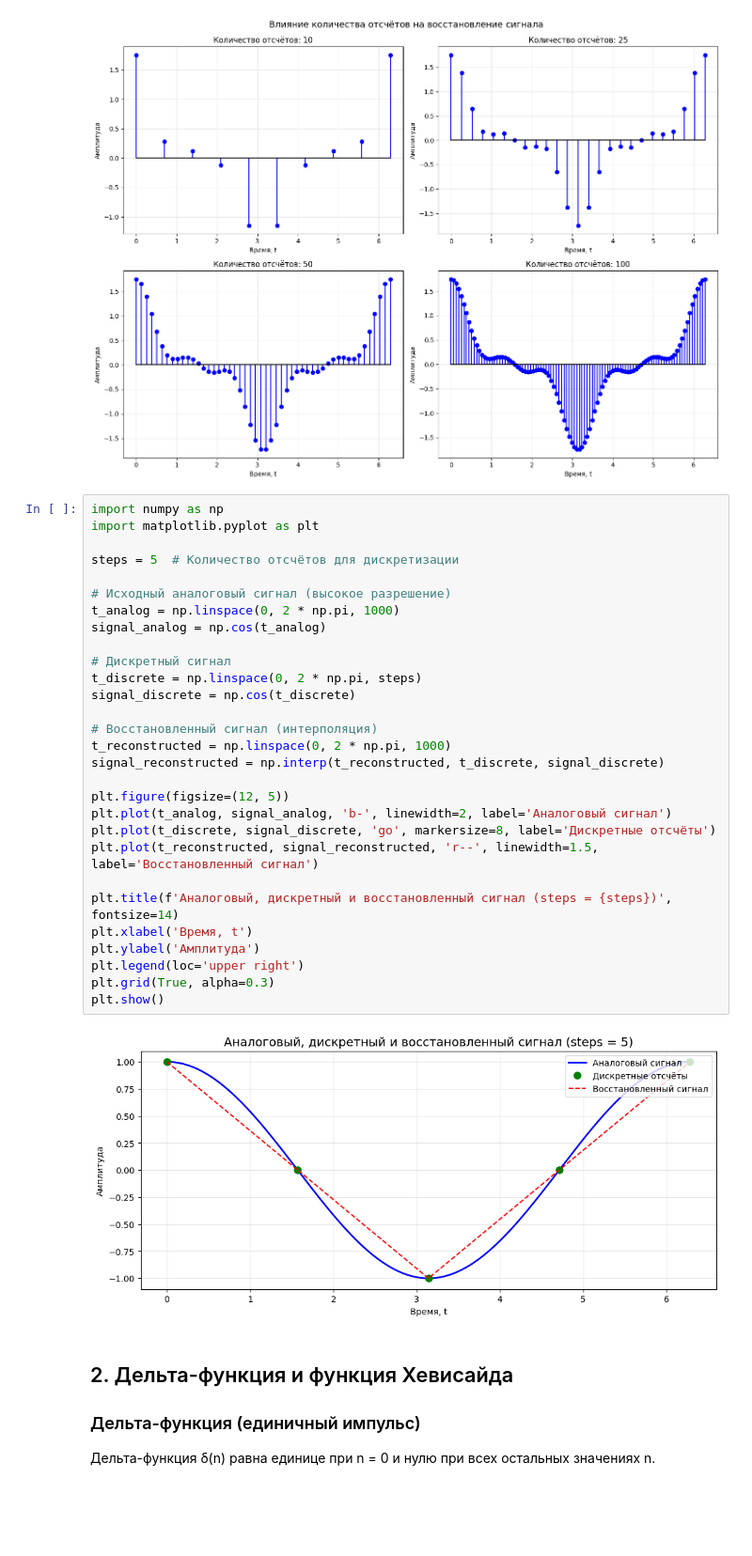
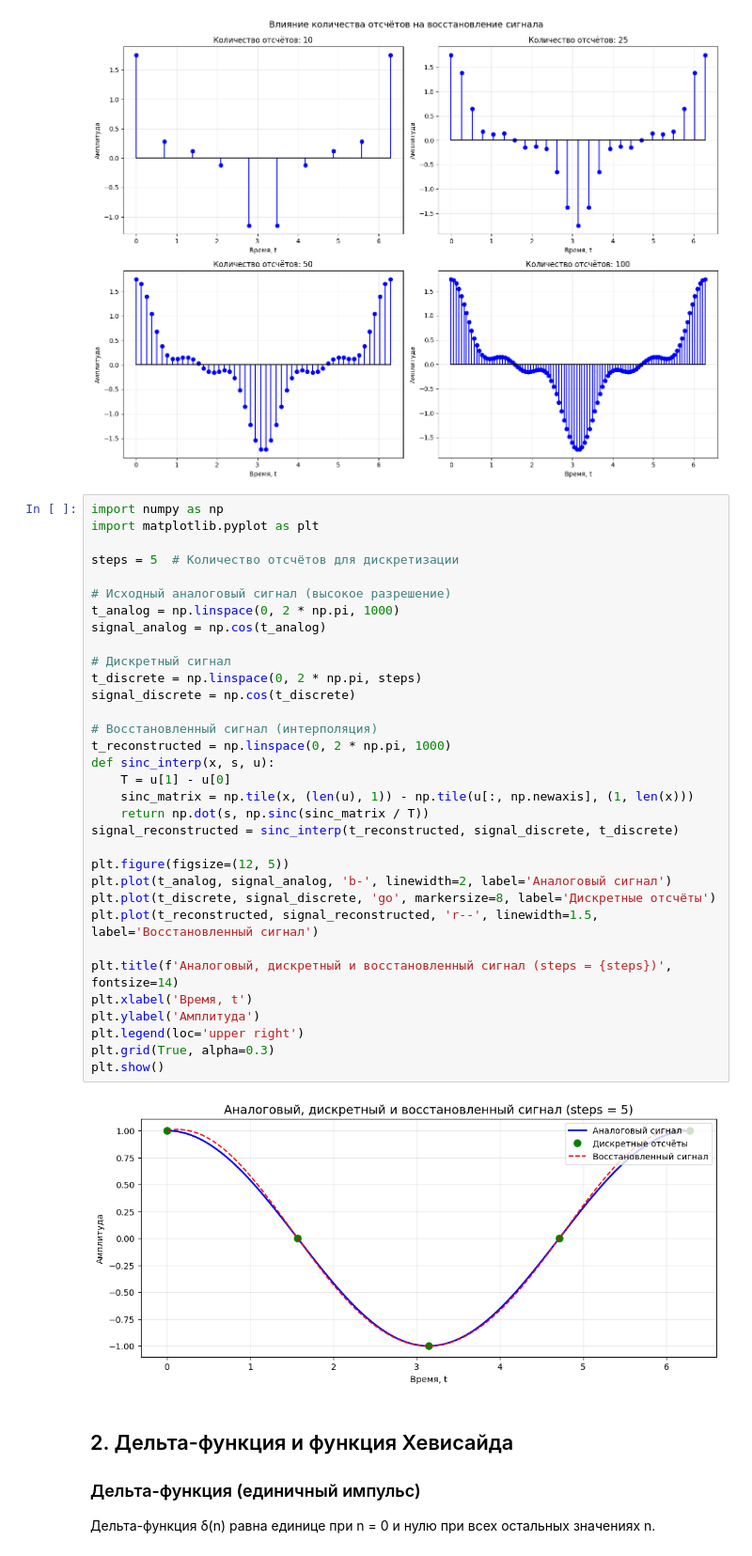
Before and after one commit to AlexanderGhosty/study_6_semester, a Jupyter notebook: digital-methods/l1/lab1_signal_processing.ipynb, the cells around one changed output. Shown at 94% size. Saved outputs shown, nothing was run; the diff lists cells and outputs as text; blank space fills up the shorter version.

```diff
--- a/digital-methods/l1/lab1_signal_processing.ipynb
+++ b/digital-methods/l1/lab1_signal_processing.ipynb
@@ -84,34 +86,38 @@ plt.show()
 # %%
 import numpy as np
 import matplotlib.pyplot as plt
 
 steps = 5  # Количество отсчётов для дискретизации
 
 # Исходный аналоговый сигнал (высокое разрешение)
 t_analog = np.linspace(0, 2 * np.pi, 1000)
 signal_analog = np.cos(t_analog)
 
 # Дискретный сигнал
 t_discrete = np.linspace(0, 2 * np.pi, steps)
 signal_discrete = np.cos(t_discrete)
 
 # Восстановленный сигнал (интерполяция)
 t_reconstructed = np.linspace(0, 2 * np.pi, 1000)
-signal_reconstructed = np.interp(t_reconstructed, t_discrete, signal_discrete)
+def sinc_interp(x, s, u):
+    T = u[1] - u[0]
+    sinc_matrix = np.tile(x, (len(u), 1)) - np.tile(u[:, np.newaxis], (1, len(x)))
+    return np.dot(s, np.sinc(sinc_matrix / T))
+signal_reconstructed = sinc_interp(t_reconstructed, signal_discrete, t_discrete)
 
 plt.figure(figsize=(12, 5))
 plt.plot(t_analog, signal_analog, 'b-', linewidth=2, label='Аналоговый сигнал')
 plt.plot(t_discrete, signal_discrete, 'go', markersize=8, label='Дискретные отсчёты')
 plt.plot(t_reconstructed, signal_reconstructed, 'r--', linewidth=1.5, label='Восстановленный сигнал')
 
 plt.title(f'Аналоговый, дискретный и восстановленный сигнал (steps = {steps})', fontsize=14)
 plt.xlabel('Время, t')
 plt.ylabel('Амплитуда')
 plt.legend(loc='upper right')
 plt.grid(True, alpha=0.3)
 plt.show()
 # %% [output]
-[figure, old version]
+[figure, new version]
 # %% [markdown]
 ## 2. Дельта-функция и функция Хевисайда
 
```
Also changed, not shown: parts of 4 cells of this notebook, 2 other files.
